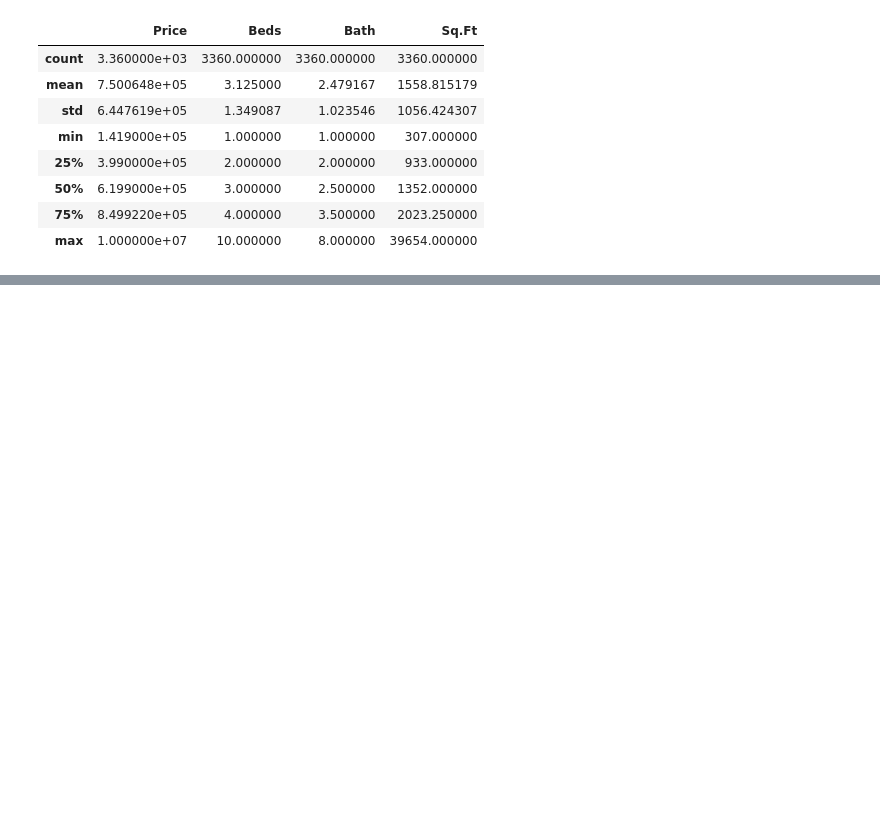
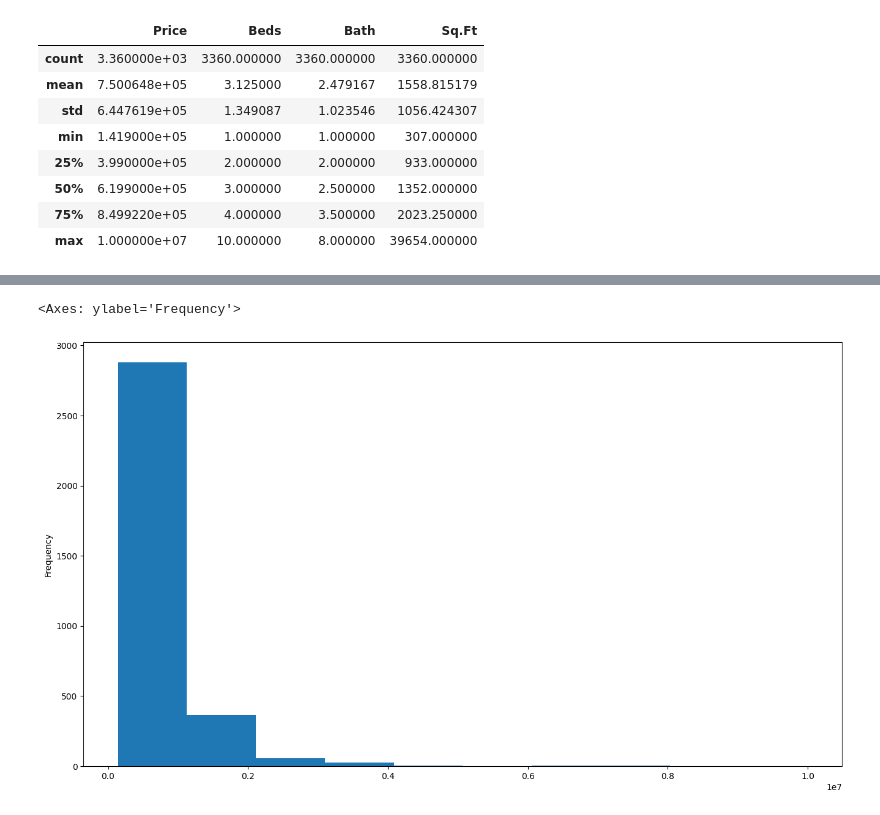
Before and after one commit to roldugina/data_analysis_projects, a Jupyter notebook: Housing_price_Canada.ipynb, the cells around one changed output, grey strips where cells are left out. Saved outputs shown, nothing was run; the diff lists cells and outputs as text; code cells hidden in the pictures; blank space fills up the shorter version.

```diff
--- a/Housing_price_Canada.ipynb
+++ b/Housing_price_Canada.ipynb
@@ -66,0 +216,5 @@ mask_null_site=df['Place'].isnull()
+# %%
+df_cleaned['Price'].plot(figsize=[16,9],kind='hist',)
+# %% [output]
+<Axes: ylabel='Frequency'>
+[figure, added]
```
Also changed, not shown: parts of 24 cells of this notebook.
